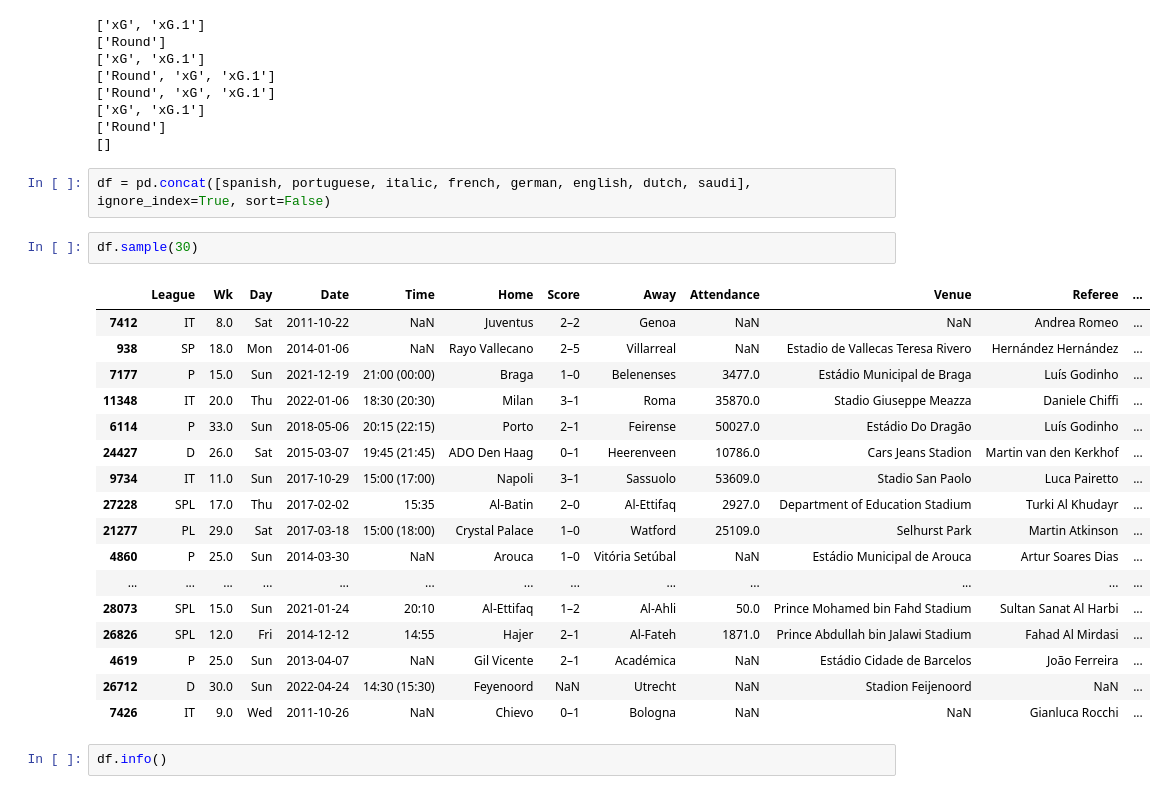
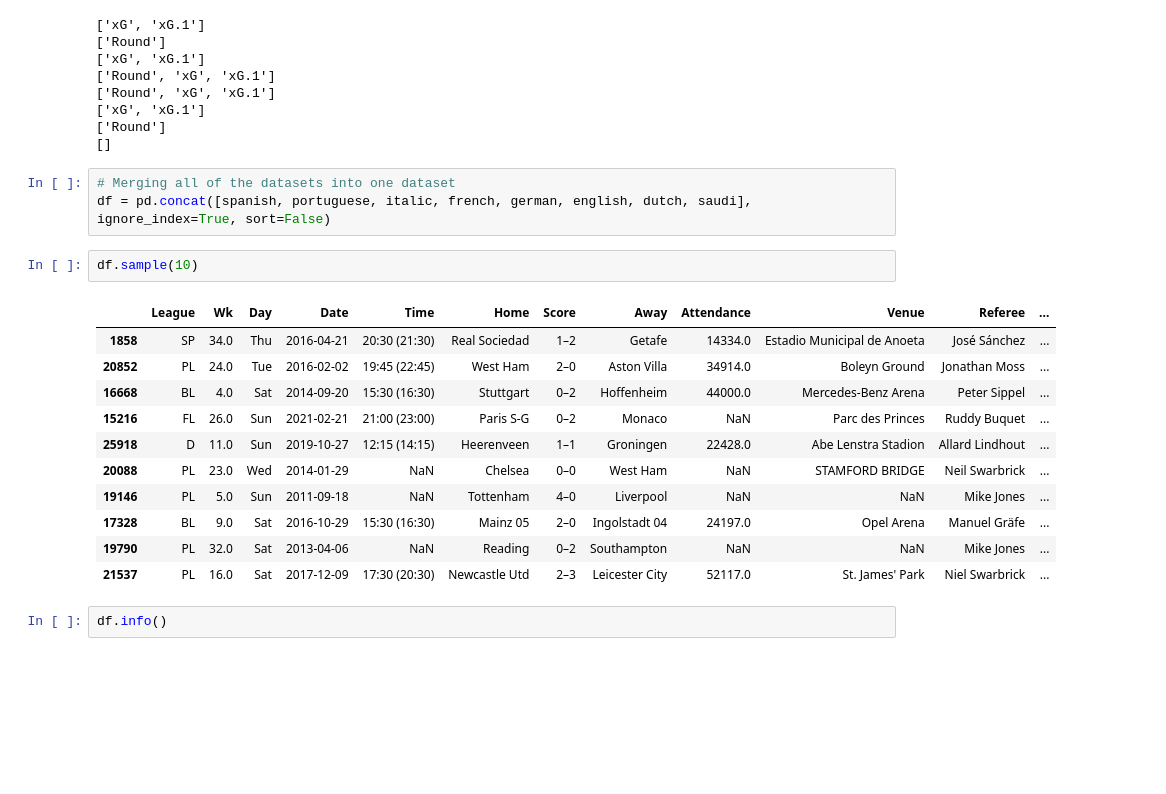
Before and after one commit to MohammedAljaafai/Football_Matches_Recommendation_System_Capstone, a Jupyter notebook: Football_EDA.ipynb, the cells around one changed output. Drawn from its saved outputs; the diff is of its cells as text; blank space fills up the shorter version.

```diff
--- a/Football_EDA.ipynb
+++ b/Football_EDA.ipynb
@@ -164,27 +168,22 @@ my_function(saudi)
 ['Round']
 []
 # %%
+# Merging all of the datasets into one dataset
 df = pd.concat([spanish, portuguese, italic, french, german, english, dutch, saudi], ignore_index=True, sort=False)
 # %%
-df.sample(30)
+df.sample(10)
 # %% [output]
 |  | League | Wk | Day | Date | Time | Home | Score | Away | Attendance | Venue | Referee | ... |
-| 7412 | IT | 8.0 | Sat | 2011-10-22 | NaN | Juventus | 2–2 | Genoa | NaN | NaN | Andrea Romeo | ... |
-| 938 | SP | 18.0 | Mon | 2014-01-06 | NaN | Rayo Vallecano | 2–5 | Villarreal | NaN | Estadio de Vallecas Teresa Rivero | Hernández Hernández | ... |
-| 7177 | P | 15.0 | Sun | 2021-12-19 | 21:00 (00:00) | Braga | 1–0 | Belenenses | 3477.0 | Estádio Municipal de Braga | Luís Godinho | ... |
-| 11348 | IT | 20.0 | Thu | 2022-01-06 | 18:30 (20:30) | Milan | 3–1 | Roma | 35870.0 | Stadio Giuseppe Meazza | Daniele Chiffi | ... |
-| 6114 | P | 33.0 | Sun | 2018-05-06 | 20:15 (22:15) | Porto | 2–1 | Feirense | 50027.0 | Estádio Do Dragão | Luís Godinho | ... |
-| 24427 | D | 26.0 | Sat | 2015-03-07 | 19:45 (21:45) | ADO Den Haag | 0–1 | Heerenveen | 10786.0 | Cars Jeans Stadion | Martin van den Kerkhof | ... |
-| 9734 | IT | 11.0 | Sun | 2017-10-29 | 15:00 (17:00) | Napoli | 3–1 | Sassuolo | 53609.0 | Stadio San Paolo | Luca Pairetto | ... |
-| 27228 | SPL | 17.0 | Thu | 2017-02-02 | 15:35 | Al-Batin | 2–0 | Al-Ettifaq | 2927.0 | Department of Education Stadium | Turki Al Khudayr | ... |
-| 21277 | PL | 29.0 | Sat | 2017-03-18 | 15:00 (18:00) | Crystal Palace | 1–0 | Watford | 25109.0 | Selhurst Park | Martin Atkinson | ... |
-| 4860 | P | 25.0 | Sun | 2014-03-30 | NaN | Arouca | 1–0 | Vitória Setúbal | NaN | Estádio Municipal de Arouca | Artur Soares Dias | ... |
-| ... | ... | ... | ... | ... | ... | ... | ... | ... | ... | ... | ... | ... |
-| 28073 | SPL | 15.0 | Sun | 2021-01-24 | 20:10 | Al-Ettifaq | 1–2 | Al-Ahli | 50.0 | Prince Mohamed bin Fahd Stadium | Sultan Sanat Al Harbi | ... |
-| 26826 | SPL | 12.0 | Fri | 2014-12-12 | 14:55 | Hajer | 2–1 | Al-Fateh | 1871.0 | Prince Abdullah bin Jalawi Stadium | Fahad Al Mirdasi | ... |
-| 4619 | P | 25.0 | Sun | 2013-04-07 | NaN | Gil Vicente | 2–1 | Académica | NaN | Estádio Cidade de Barcelos | João Ferreira | ... |
-| 26712 | D | 30.0 | Sun | 2022-04-24 | 14:30 (15:30) | Feyenoord | NaN | Utrecht | NaN | Stadion Feijenoord | NaN | ... |
-| 7426 | IT | 9.0 | Wed | 2011-10-26 | NaN | Chievo | 0–1 | Bologna | NaN | NaN | Gianluca Rocchi | ... |
+| 1858 | SP | 34.0 | Thu | 2016-04-21 | 20:30 (21:30) | Real Sociedad | 1–2 | Getafe | 14334.0 | Estadio Municipal de Anoeta | José Sánchez | ... |
+| 20852 | PL | 24.0 | Tue | 2016-02-02 | 19:45 (22:45) | West Ham | 2–0 | Aston Villa | 34914.0 | Boleyn Ground | Jonathan Moss | ... |
+| 16668 | BL | 4.0 | Sat | 2014-09-20 | 15:30 (16:30) | Stuttgart | 0–2 | Hoffenheim | 44000.0 | Mercedes-Benz Arena | Peter Sippel | ... |
+| 15216 | FL | 26.0 | Sun | 2021-02-21 | 21:00 (23:00) | Paris S-G | 0–2 | Monaco | NaN | Parc des Princes | Ruddy Buquet | ... |
+| 25918 | D | 11.0 | Sun | 2019-10-27 | 12:15 (14:15) | Heerenveen | 1–1 | Groningen | 22428.0 | Abe Lenstra Stadion | Allard Lindhout | ... |
+| 20088 | PL | 23.0 | Wed | 2014-01-29 | NaN | Chelsea | 0–0 | West Ham | NaN | STAMFORD BRIDGE | Neil Swarbrick | ... |
+| 19146 | PL | 5.0 | Sun | 2011-09-18 | NaN | Tottenham | 4–0 | Liverpool | NaN | NaN | Mike Jones | ... |
+| 17328 | BL | 9.0 | Sat | 2016-10-29 | 15:30 (16:30) | Mainz 05 | 2–0 | Ingolstadt 04 | 24197.0 | Opel Arena | Manuel Gräfe | ... |
+| 19790 | PL | 32.0 | Sat | 2013-04-06 | NaN | Reading | 0–2 | Southampton | NaN | NaN | Mike Jones | ... |
+| 21537 | PL | 16.0 | Sat | 2017-12-09 | 17:30 (20:30) | Newcastle Utd | 2–3 | Leicester City | 52117.0 | St. James' Park | Niel Swarbrick | ... |
 # %%
 df.info()
 # %% [output]
```
Also changed, not shown: parts of 30 cells of this notebook.
